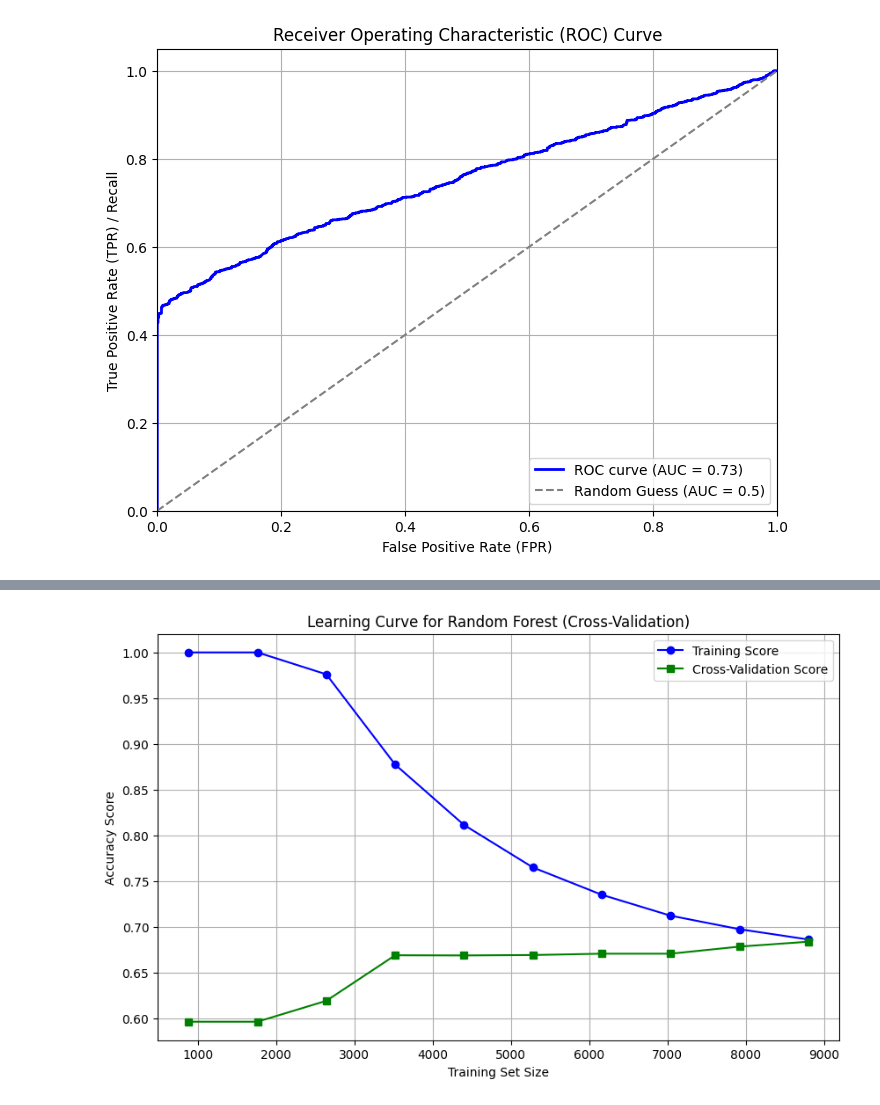
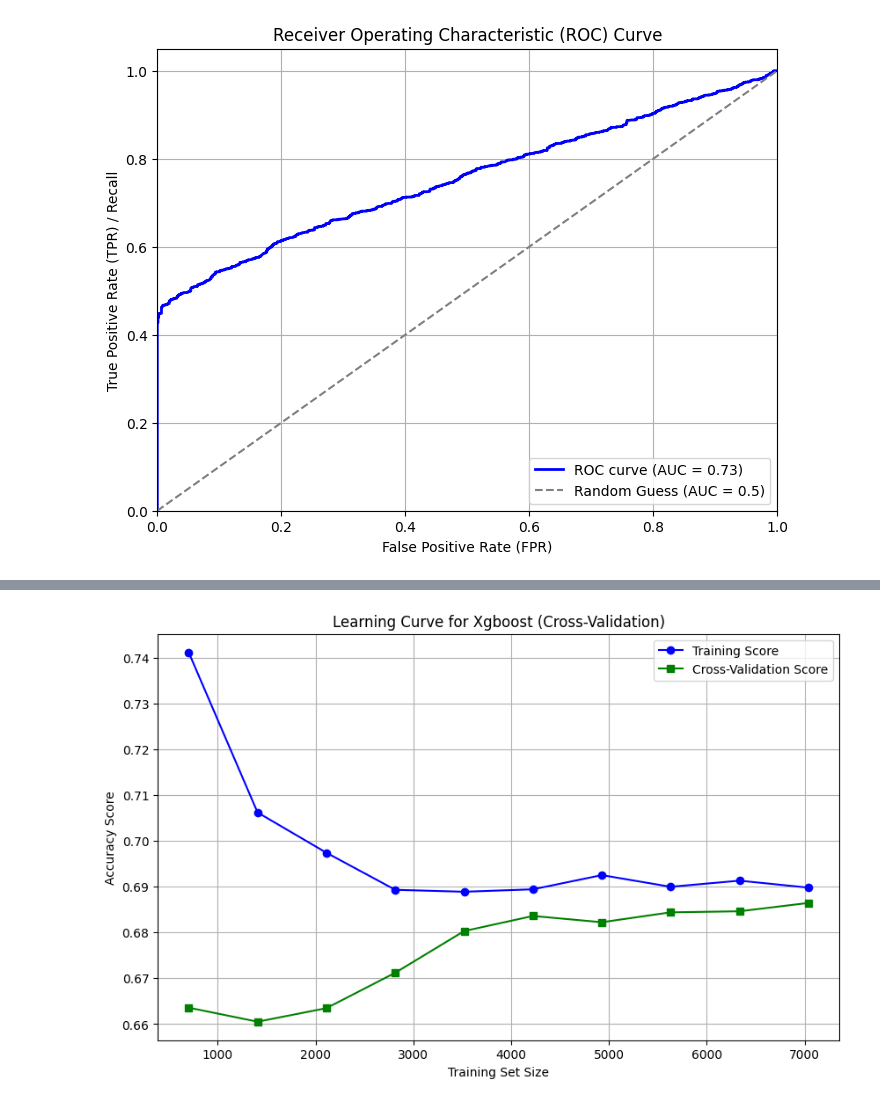
Before and after one commit to alexakiszach/Ml_project_ecomerce, a Jupyter notebook: original pipeline.ipynb, the cells around one changed output, grey strips where cells are left out. Cells and saved outputs as stored; diff of their text form; code cells hidden in the pictures.

```diff
--- a/original pipeline.ipynb
+++ b/original pipeline.ipynb
@@ -34,19 +68,2 @@ df.head()
 # %% [markdown]
 FEATURE ENGINEERING
-# %%
-# Create a boolean mask for categorical columns
-categorical_mask = (df.dtypes == 'object')
-
-# Get list of categorical column names
-categorical_columns = df.columns[categorical_mask].tolist()
-
-# Print the head of the categorical columns
-print(df[categorical_columns].head())
-
-# Create LabelEncoder object: le
-le = LabelEncoder()
-# Apply LabelEncoder to categorical columns
-df[categorical_columns] = df[categorical_columns].apply(lambda x: le.fit_transform(x))
-
-# Print the head of the LabelEncoded categorical columns
-print(df[categorical_columns].head())
@@ -66,23 +70,15 @@ print(df[categorical_columns].head())
 # %%
 # Feature 1: Discount as a Ratio of Product Cost
 df['Discount_as_Ratio'] = df['Discount_offered'] / df['Cost_of_the_Product']
-
-
 # Feature 2: Product Value Density (Cost per Gram)
-# Uses a small value in the denominator to prevent division by zero, though weight is unlikely to be 0.
 df['Value_Density'] = df['Cost_of_the_Product'] / (df['Weight_in_gms'] + 1e-6)
-
-
-
 cols_to_keep = [
      'Discount_offered', 'Weight_in_gms',
-    'Reached.on.Time_Y.N','Discount_as_Ratio','Value_Density','Cost_of_the_Product','Prior_purchases'
+    'Reached.on.Time_Y.N','Discount_as_Ratio','Value_Density','Cost_of_the_Product','Prior_purchases',
 ]
 # Create the final DataFrame with only numerical columns
 df = df[cols_to_keep].copy()
 df = df.rename(columns={'Reached.on.Time_Y.N': 'Target_On_Time'})
-
-
 print(df.head())
 # %% [output]
    Discount_offered  Weight_in_gms  Target_On_Time  Discount_as_Ratio  \
@@ -587,5 +582,5 @@ Fitting 5 folds for each of 48 candidates, totalling 240 fits
 # %%
-lg_best={'C': 0.01, 'max_iter': 1000, 'penalty': 'l2'}
+lg_best={'C': 0.01, 'max_iter': 1000}
 
 
 Tuned_lg=LogisticRegression(**lg_best,random_state=42,solver='liblinear')
@@ -780,29 +828,28 @@ plt.show()
 # %%
-#learning curve for Random Forest
-from sklearn.model_selection import learning_curve
+#learning curve for xgboost
 
 train_sizes, train_scores, test_scores = learning_curve(
-    Tuned_RF, X, y, cv=cv, scoring='accuracy', n_jobs=-1,
+   Tuned_xg, X_train, y_train , cv=cv, scoring='accuracy', n_jobs=-1,
     train_sizes=np.linspace(0.1, 1.0, 10)
 )
 
 train_mean = np.mean(train_scores, axis=1)
 train_std = np.std(train_scores, axis=1)
 test_mean = np.mean(test_scores, axis=1)
 test_std = np.std(test_scores, axis=1)
 
 
 plt.figure(figsize=(10, 6))
 plt.plot(train_sizes, train_mean, label='Training Score', color='blue', marker='o')
 plt.plot(train_sizes, test_mean, label='Cross-Validation Score', color='green', marker='s')
 
 
-plt.title('Learning Curve for Random Forest (Cross-Validation)')
+plt.title('Learning Curve for Xgboost (Cross-Validation)')
 plt.xlabel('Training Set Size')
 plt.ylabel('Accuracy Score')
 plt.legend(loc='best')
 plt.grid(True)
 plt.show()
 # %% [output]
-[figure, old version]
+[figure, new version]
 # %%
```
Also changed, not shown: parts of 14 cells of this notebook, 1 other file.
